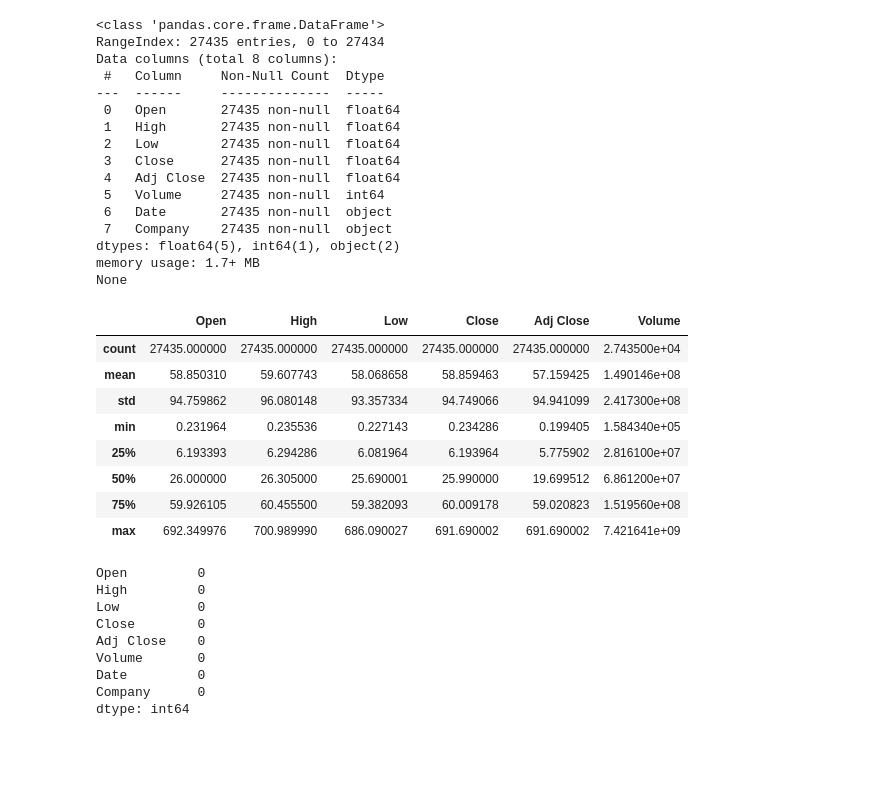
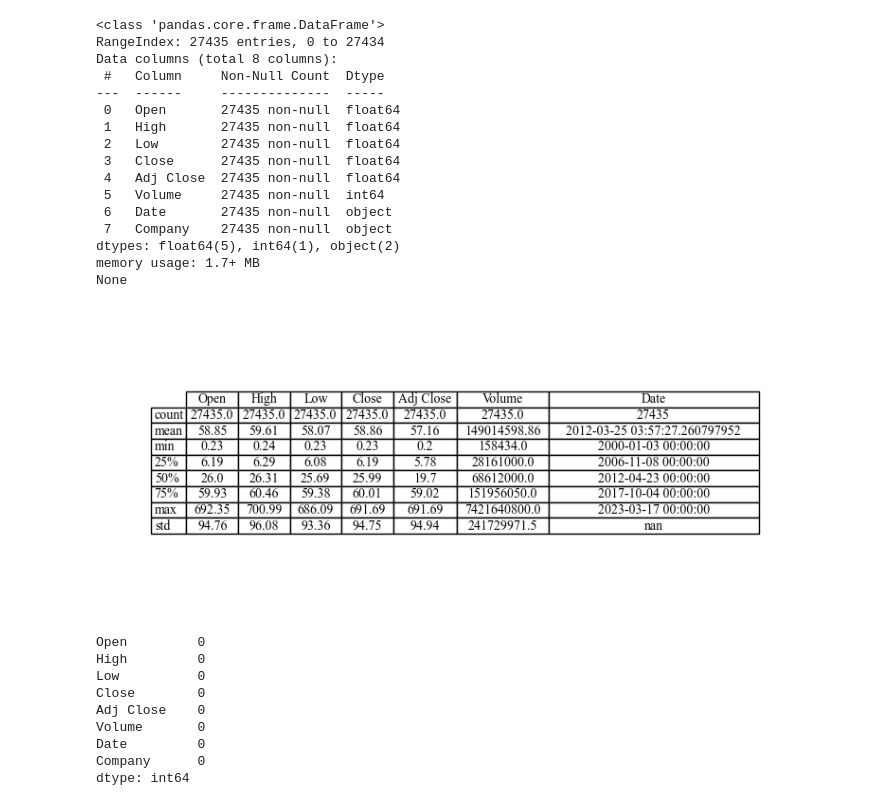
Before and after one commit to rachek253/Time-Series-Prediction-Using-Recurrent-Neural-Networks-on-Stock-Market-Data, a Jupyter notebook: DS312_FinalProject_RN.ipynb, the cells around one changed output. Drawn from its saved outputs; the diff is of its cells as text; code cells hidden in the pictures; blank space fills up the shorter version.

```diff
--- a/DS312_FinalProject_RN.ipynb
+++ b/DS312_FinalProject_RN.ipynb
@@ -200,17 +200,31 @@ memory usage: 1.7+ MB
 None
 # %%
 ## understanding basic information about the data
-data.describe()
+# data.describe()
+desc_table = data.describe()
+
+# Convert the table into a Matplotlib figure
+fig, ax = plt.subplots(figsize=(10, 4))  # Adjust size as needed
+ax.axis('off')  # Turn off the axis
+ax.axis('tight')  # Adjust layout to fit table
+
+# Create the table in the figure
+table = ax.table(cellText=desc_table.round(2).values,
+                 colLabels=desc_table.columns,
+                 rowLabels=desc_table.index,
+                 cellLoc='center',
+                 loc='center')
+
+# Format the table
+table.auto_set_font_size(False)
+table.set_fontsize(10)
+table.auto_set_column_width(col=list(range(len(desc_table.columns))))
+
+# Save the figure
+plt.savefig('data_describe_table.svg', format = 'svg', dpi=300, bbox_inches='tight')
+plt.show()
 # %% [output]
-|  | Open | High | Low | Close | Adj Close | Volume |
-| count | 27435.000000 | 27435.000000 | 27435.000000 | 27435.000000 | 27435.000000 | 2.743500e+04 |
-| mean | 58.850310 | 59.607743 | 58.068658 | 58.859463 | 57.159425 | 1.490146e+08 |
-| std | 94.759862 | 96.080148 | 93.357334 | 94.749066 | 94.941099 | 2.417300e+08 |
-| min | 0.231964 | 0.235536 | 0.227143 | 0.234286 | 0.199405 | 1.584340e+05 |
-| 25% | 6.193393 | 6.294286 | 6.081964 | 6.193964 | 5.775902 | 2.816100e+07 |
-| 50% | 26.000000 | 26.305000 | 25.690001 | 25.990000 | 19.699512 | 6.861200e+07 |
-| 75% | 59.926105 | 60.455500 | 59.382093 | 60.009178 | 59.020823 | 1.519560e+08 |
-| max | 692.349976 | 700.989990 | 686.090027 | 691.690002 | 691.690002 | 7.421641e+09 |
+[figure, added]
 # %%
 ## checking to see if there are any missing values in the dataset
 print(data.isnull().sum())
```
